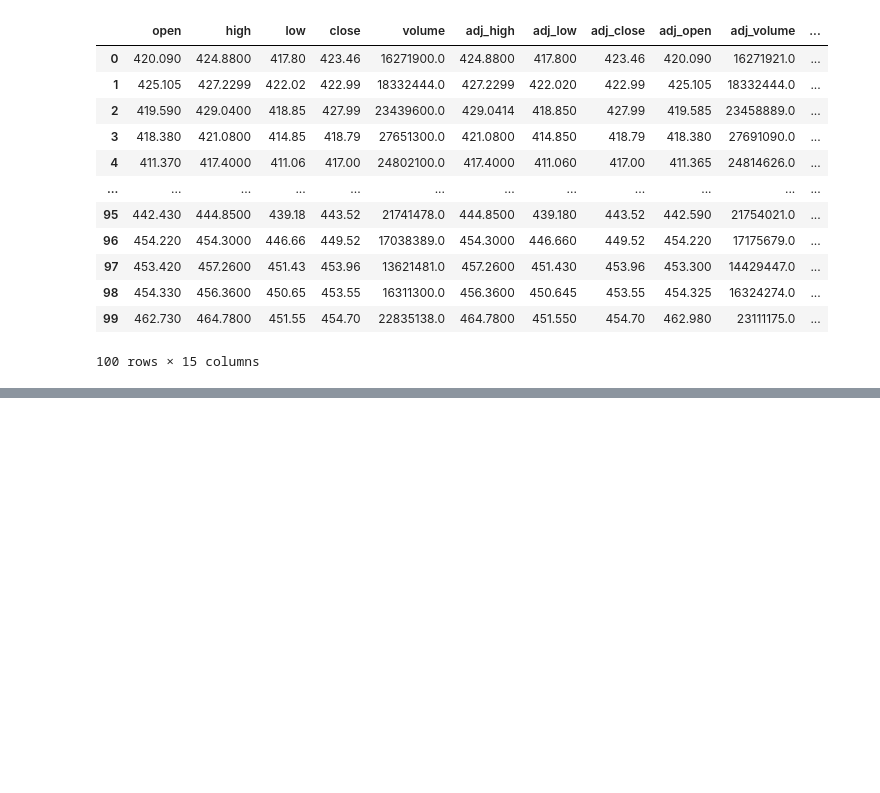
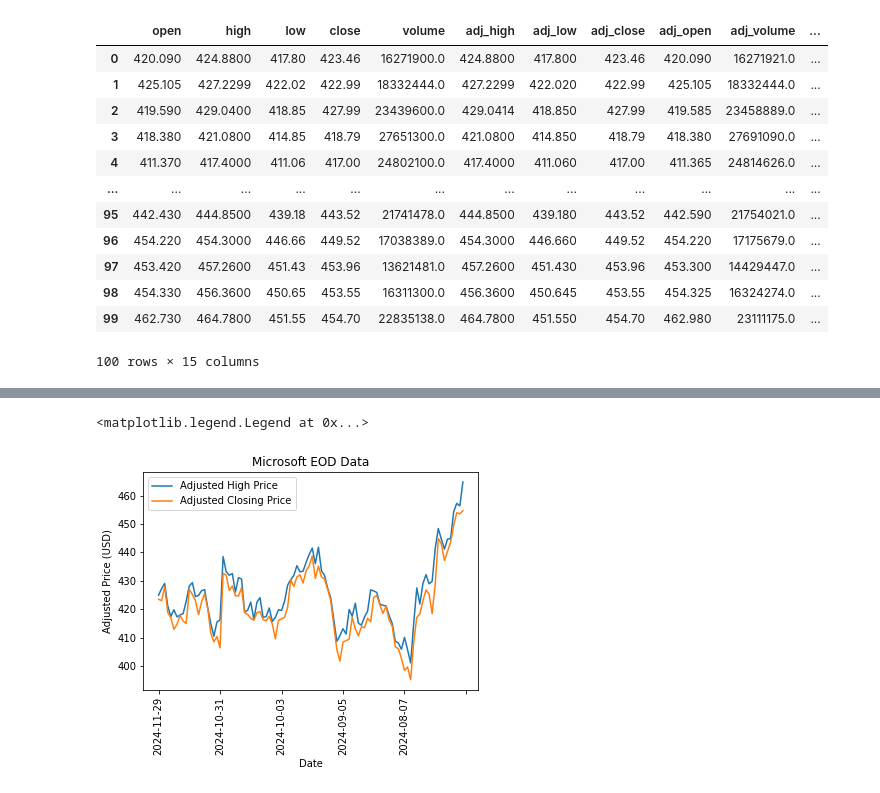
Before and after one commit to Coletterbox/Market-Data-Forecasting, a Jupyter notebook: Marketstack Data.ipynb, the cells around one changed output, grey strips where cells are left out. Drawn from its saved outputs; the diff is of its cells as text; code cells hidden in the pictures; blank space fills up the shorter version.

Commit message:
Plot Microsoft EOD data

```diff
--- a/Marketstack Data.ipynb
+++ b/Marketstack Data.ipynb
@@ -122,0 +109,7 @@ plt.xticks(rotation=90)
+# %%
+def shorten_date(date):
+    return date[0:10]
+
+df['date']
+df['short_date'] = df['date'].apply(shorten_date)
+df
@@ -122,0 +130,12 @@ plt.xticks(rotation=90)
+# %%
+df.plot.line('short_date', y=['adj_high', 'adj_close'])
+plt.xticks(rotation=90)
+plt.xlabel('Date')
+plt.ylabel('Adjusted Price (USD)')
+plt.title('Microsoft EOD Data')
+
+# plt.legend(title='')
+plt.legend(labels=['Adjusted High Price', 'Adjusted Closing Price'])
+# %% [output]
+<matplotlib.legend.Legend at 0x...>
+[figure, added]
```
Also changed, not shown: parts of 2 cells of this notebook.
